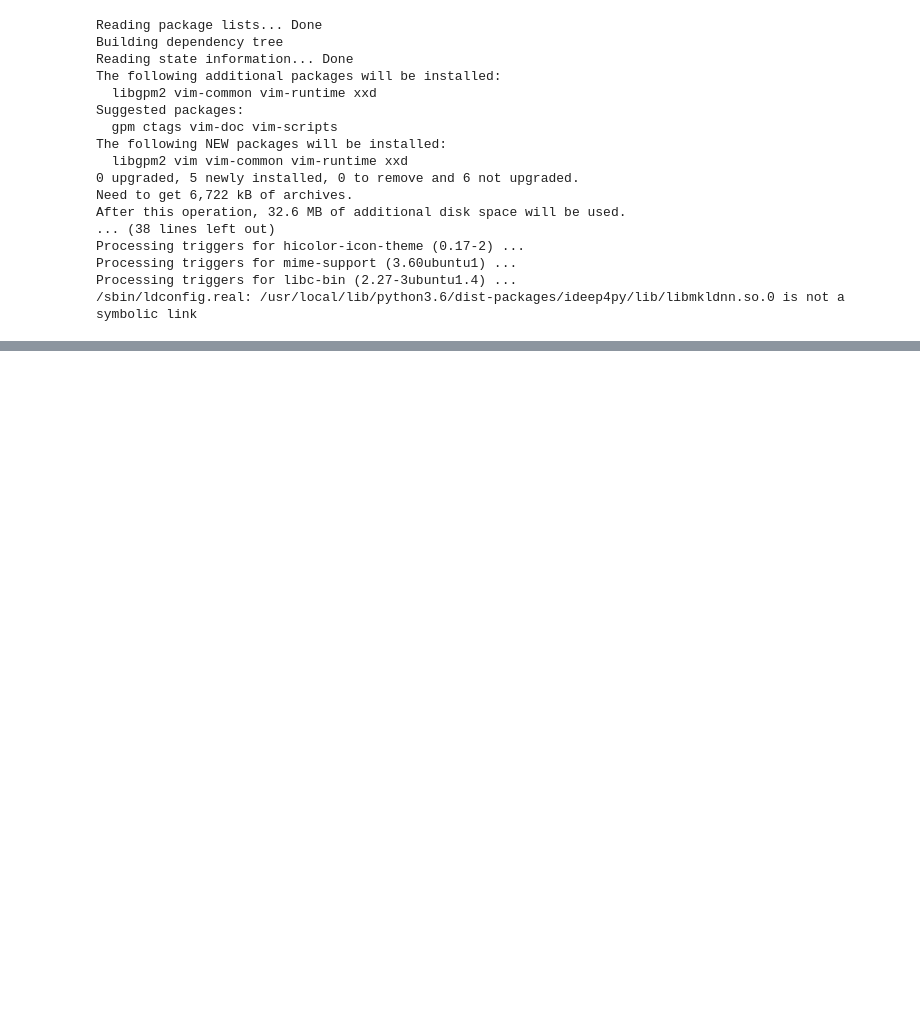
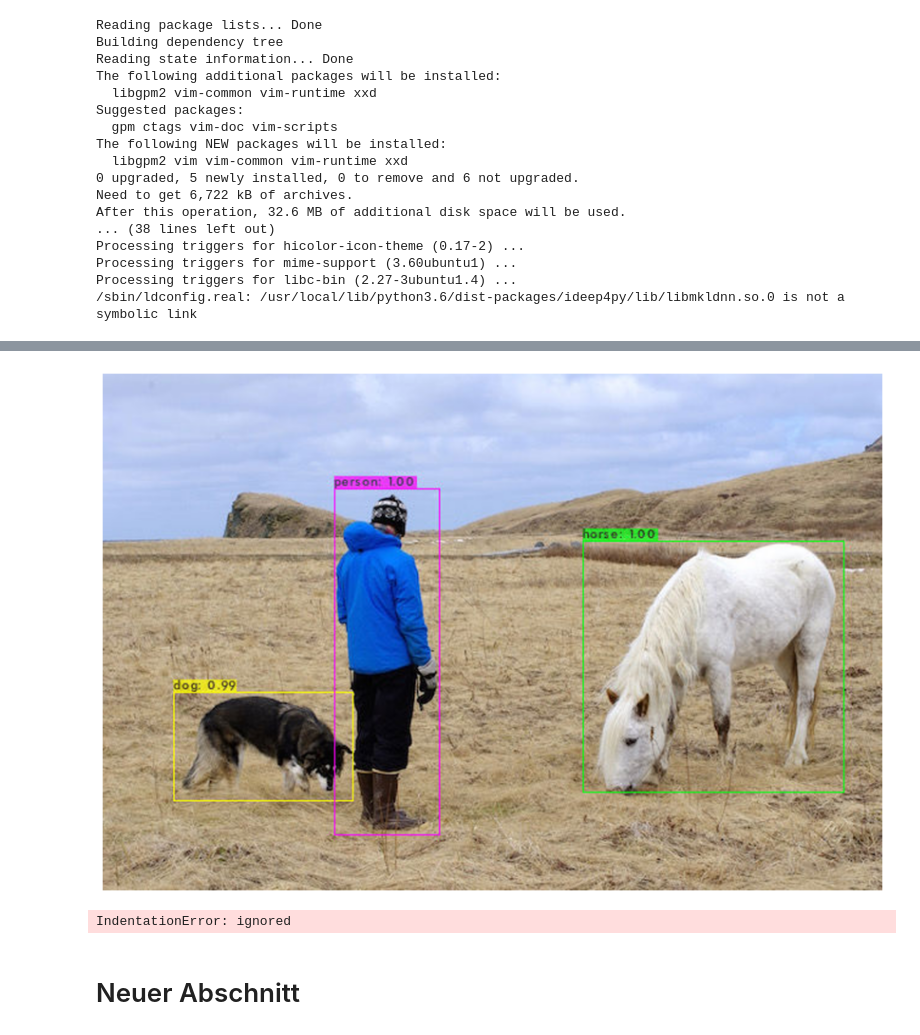
Before and after one commit to SaW2017/ClearingDesire, a Jupyter notebook: Yolo3try.ipynb, the cells around one changed output, grey strips where cells are left out. Drawn from its saved outputs; the diff is of its cells as text; code cells hidden in the pictures; blank space fills up the shorter version.

```diff
--- a/Yolo3try.ipynb
+++ b/Yolo3try.ipynb
@@ -292,0 +315,46 @@ Unpacking g++-5 (5.5.0-12ubuntu1) ...
+# %%
+
+
+#Let's define some functions that will let us show images, and upload and
+#download files
+def imShow(path):
+  import cv2
+  import matplotlib.pyplot as plt
+  %matplotlib inline
+
+  image = cv2.imread(path)
+  height, width = image.shape[:2]
+  resized_image = cv2.resize(image,(3*width, 3*height), interpolation = cv2.INTER_CUBIC)
+
+  fig = plt.gcf()
+  fig.set_size_inches(18, 10)
+  plt.axis("off")
+  #plt.rcParams['figure.figsize'] = [10, 5]
+  plt.imshow(cv2.cvtColor(resized_image, cv2.COLOR_BGR2RGB))
+  plt.show()
+
+
+def upload():
+  from google.colab import files
+  uploaded = files.upload()
+  for name, data in uploaded.items():
+    with open(name, 'wb') as f:
+      f.write(data)
+      print ('saved file', name)
+def download(path):
+  from google.colab import files
+  files.download(path)
+# %%
+#You should see a person, a dog and a horse here and they might even see you.....
+imShow('predictions.jpg')
+# %% [output]
+[figure, added]
+# %%
+# This cell imports the drive library and mounts our Google Drive as a VM local drive. You can access to your Drive files
+# using this path "/content/gdrive/MyDrive/"
+# we need this because our files are there
+
+from google.colab import drive
+drive.mount('/content/gdrive')
+# %% [output]
+IndentationError: ignored
@@ -292,0 +365,2 @@ Unpacking g++-5 (5.5.0-12ubuntu1) ...
+# %% [markdown]
+# Neuer Abschnitt
```
Also changed, not shown: parts of 24 cells of this notebook.
